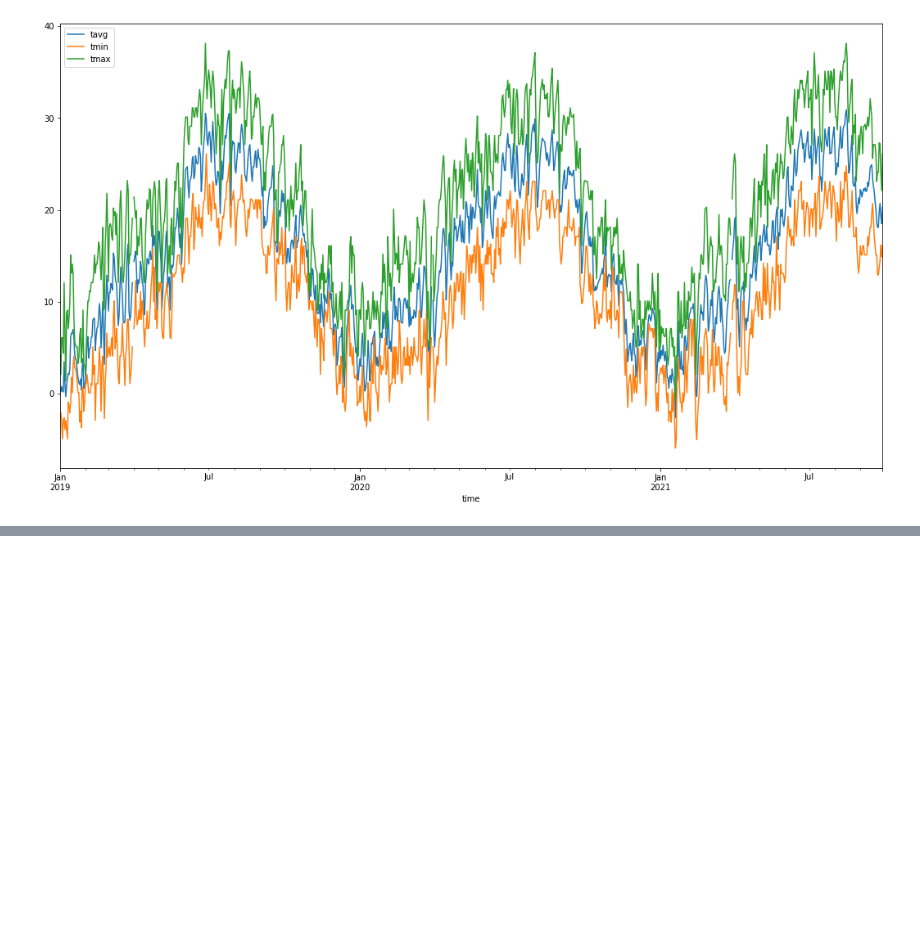
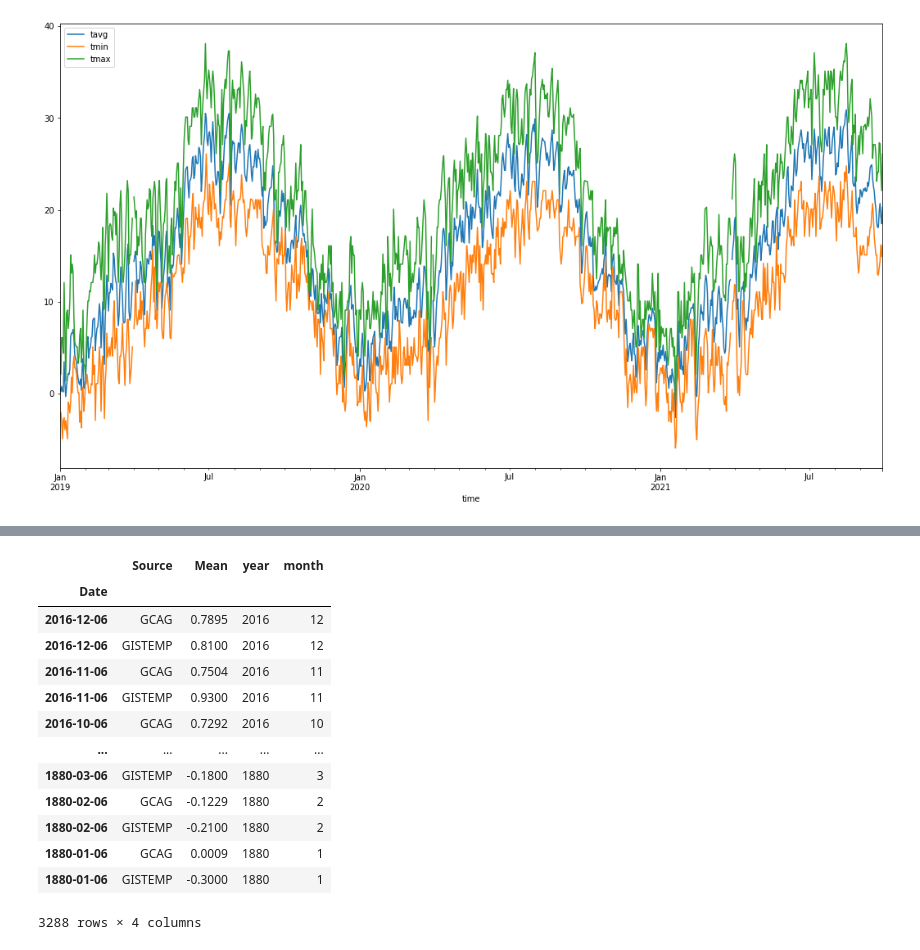
Before and after one commit to Frenz86/pwbifor, a Jupyter notebook: materiale/Less02/03_Meteostat_API.ipynb, the cells around one changed output, grey strips where cells are left out. Cells and saved outputs as stored; diff of their text form; code cells hidden in the pictures; blank space fills up the shorter version.

```diff
--- a/materiale/Less02/03_Meteostat_API.ipynb
+++ b/materiale/Less02/03_Meteostat_API.ipynb
@@ -168,0 +237,9 @@ plt.show()
+# %%
+import pandas as pd
+
+url = "https://frenzy86.s3.eu-west-2.amazonaws.com/python/monthly_csv.csv"
+df = pd.read_csv( url,
+                 index_col="Date",
+                 parse_dates=['Date'],
+                 )
+df.head()
@@ -168,0 +254,19 @@ plt.show()
+# %%
+df['year'] = pd.DatetimeIndex(df.index).year
+df['month'] = pd.DatetimeIndex(df.index).month
+df
+# %% [output]
+|  | Source | Mean | year | month |
+| Date |  |  |  |  |
+| 2016-12-06 | GCAG | 0.7895 | 2016 | 12 |
+| 2016-12-06 | GISTEMP | 0.8100 | 2016 | 12 |
+| 2016-11-06 | GCAG | 0.7504 | 2016 | 11 |
+| 2016-11-06 | GISTEMP | 0.9300 | 2016 | 11 |
+| 2016-10-06 | GCAG | 0.7292 | 2016 | 10 |
+| ... | ... | ... | ... | ... |
+| 1880-03-06 | GISTEMP | -0.1800 | 1880 | 3 |
+| 1880-02-06 | GCAG | -0.1229 | 1880 | 2 |
+| 1880-02-06 | GISTEMP | -0.2100 | 1880 | 2 |
+| 1880-01-06 | GCAG | 0.0009 | 1880 | 1 |
+| 1880-01-06 | GISTEMP | -0.3000 | 1880 | 1 |
+3288 rows × 4 columns
```
Also changed, not shown: parts of 10 cells of this notebook, 2 other files.
